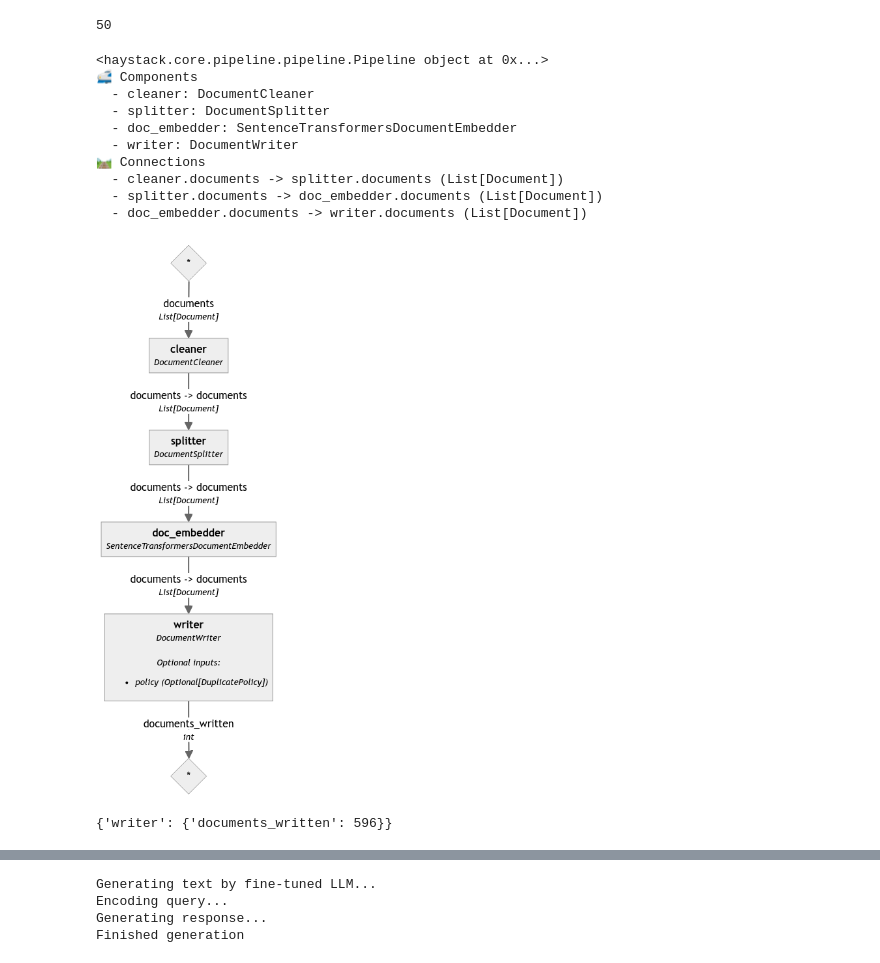
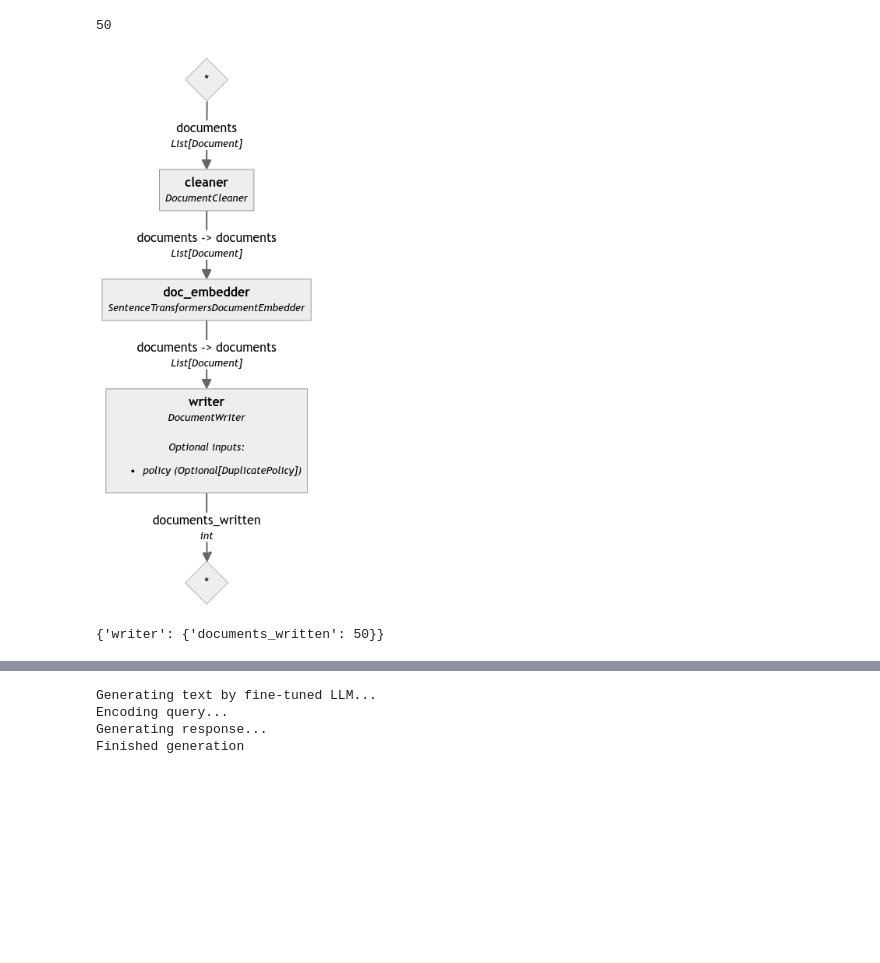
Before and after one commit to uwwint/discourse-scraper, a Jupyter notebook: llama2/RAG_Mixtral.ipynb, the cells around one changed output, grey strips where cells are left out. Saved outputs shown, nothing was run; the diff lists cells and outputs as text; code cells hidden in the pictures; blank space fills up the shorter version.

Commit message:
update splitting

```diff
--- a/llama2/RAG_Mixtral.ipynb
+++ b/llama2/RAG_Mixtral.ipynb
@@ -114,36 +114,28 @@ document_store = InMemoryDocumentStore(embedding_similarity_function="cosine")
 # %%
 # https://colab.research.google.com/github/deepset-ai/haystack-cookbook/blob/main/notebooks/zephyr-7b-beta-for-rag.ipynb
 indexing = Pipeline()
 indexing.add_component("cleaner", DocumentCleaner())
-indexing.add_component("splitter", DocumentSplitter(split_by='sentence', split_length=2))
+#indexing.add_component("splitter", DocumentSplitter(split_by='sentence', split_length=100))
 indexing.add_component("doc_embedder", SentenceTransformersDocumentEmbedder(model="thenlper/gte-large",
                                                                             device=ComponentDevice.from_str("cuda:0"),
                                                                             meta_fields_to_embed=["title"]))
 indexing.add_component("writer", DocumentWriter(document_store=document_store, policy=DuplicatePolicy.OVERWRITE))
 
-indexing.connect("cleaner", "splitter")
-indexing.connect("splitter", "doc_embedder")
+#indexing.connect("cleaner", "splitter")
+#indexing.connect("splitter", "doc_embedder")
+#indexing.connect("doc_embedder", "writer")
+
+indexing.connect("cleaner", "doc_embedder")
 indexing.connect("doc_embedder", "writer")
 # %% [output]
-<haystack.core.pipeline.pipeline.Pipeline object at 0x...>
-🚅 Components
-  - cleaner: DocumentCleaner
-  - splitter: DocumentSplitter
-  - doc_embedder: SentenceTransformersDocumentEmbedder
-  - writer: DocumentWriter
-🛤️ Connections
-  - cleaner.documents -> splitter.documents (List[Document])
-  - splitter.documents -> doc_embedder.documents (List[Document])
-  - doc_embedder.documents -> writer.documents (List[Document])
+[figure, added]
 # %%
-indexing.draw("indexing.png")
-Image(filename='indexing.png')
+#indexing.draw("indexing.png")
+#Image(filename='indexing.png')
-# %% [output]
-[figure, removed]
 # %%
 indexing.run({"cleaner":{"documents": raw_documents}})
 # %% [output]
-{'writer': {'documents_written': 596}}
+{'writer': {'documents_written': 50}}
 # %%
 print(document_store.filter_documents()[0])
 # %% [output]
```
Also changed, not shown: parts of 19 cells of this notebook.
